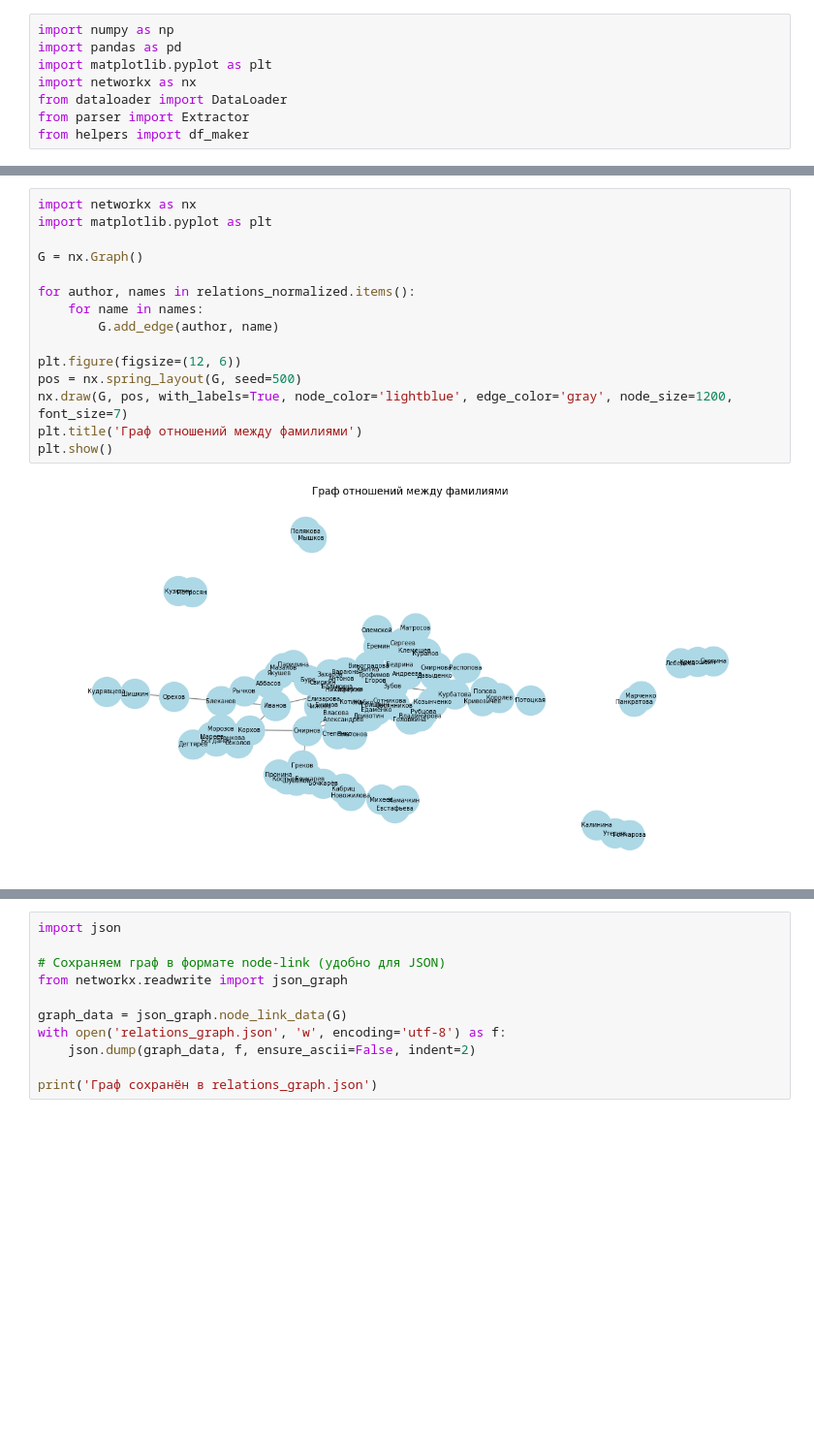
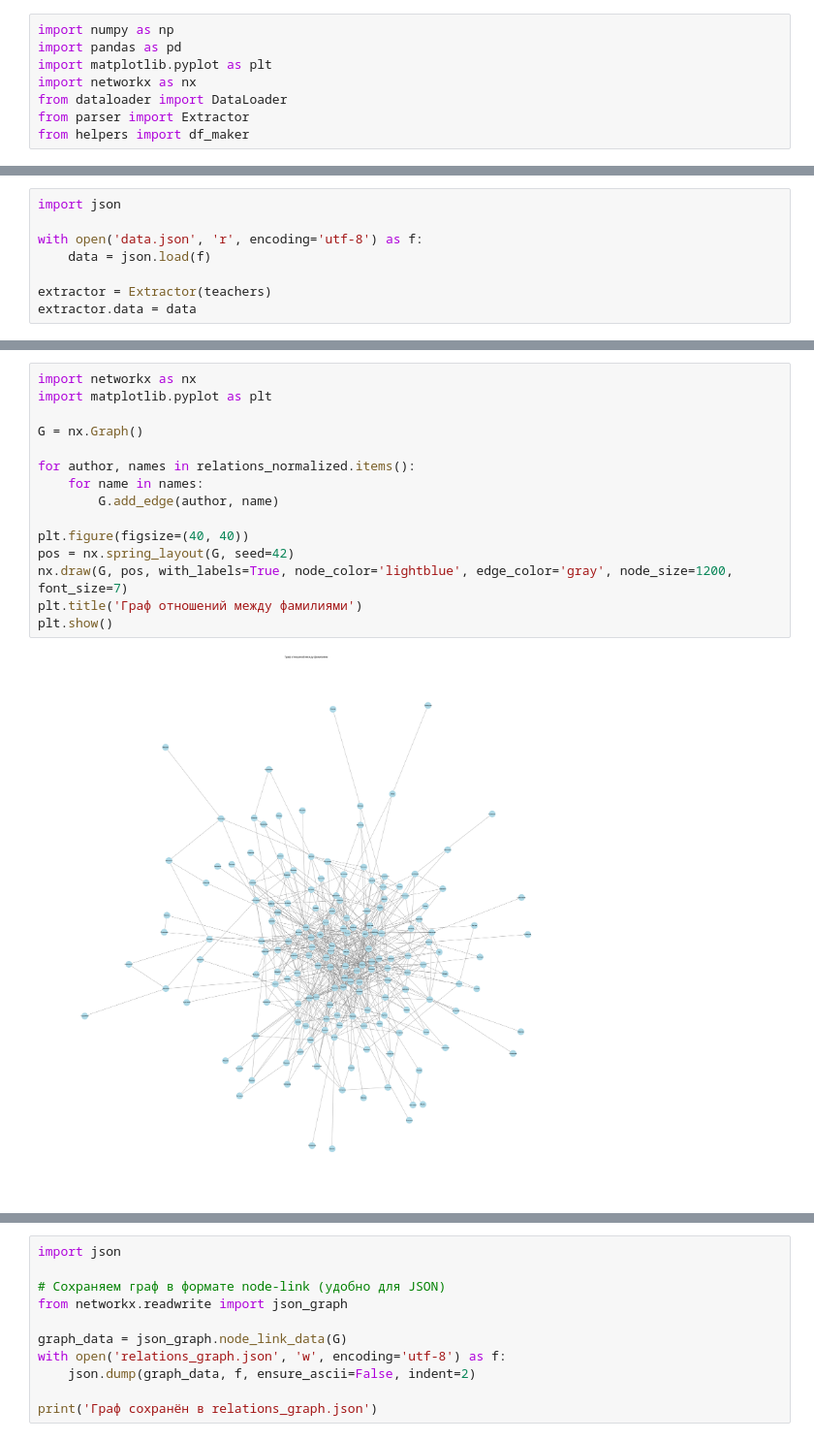
Before and after one commit to 1BaEdeV/game-theory-auctions-allocation, a Jupyter notebook: ds/main.ipynb, the cells around one changed output, grey strips where cells are left out. Shown at 97% size. Cells and saved outputs as stored; diff of their text form; blank space fills up the shorter version.

```diff
--- a/ds/main.ipynb
+++ b/ds/main.ipynb
@@ -43,0 +44,8 @@ data
+# %%
+import json
+
+with open('data.json', 'r', encoding='utf-8') as f:
+    data = json.load(f)
+
+extractor = Extractor(teachers)
+extractor.data = data
@@ -96,17 +161,17 @@ relations_normalized['Кривошеин']
 # %%
 import networkx as nx
 import matplotlib.pyplot as plt
 
 G = nx.Graph()
 
 for author, names in relations_normalized.items():
     for name in names:
         G.add_edge(author, name)
 
-plt.figure(figsize=(12, 6))
-pos = nx.spring_layout(G, seed=500)
+plt.figure(figsize=(40, 40))
+pos = nx.spring_layout(G, seed=42)
 nx.draw(G, pos, with_labels=True, node_color='lightblue', edge_color='gray', node_size=1200, font_size=7)
 plt.title('Граф отношений между фамилиями')
 plt.show()
 # %% [output]
-[figure, old version]
+[figure, new version]
```
Also changed, not shown: parts of 10 cells of this notebook, 6 other files.
